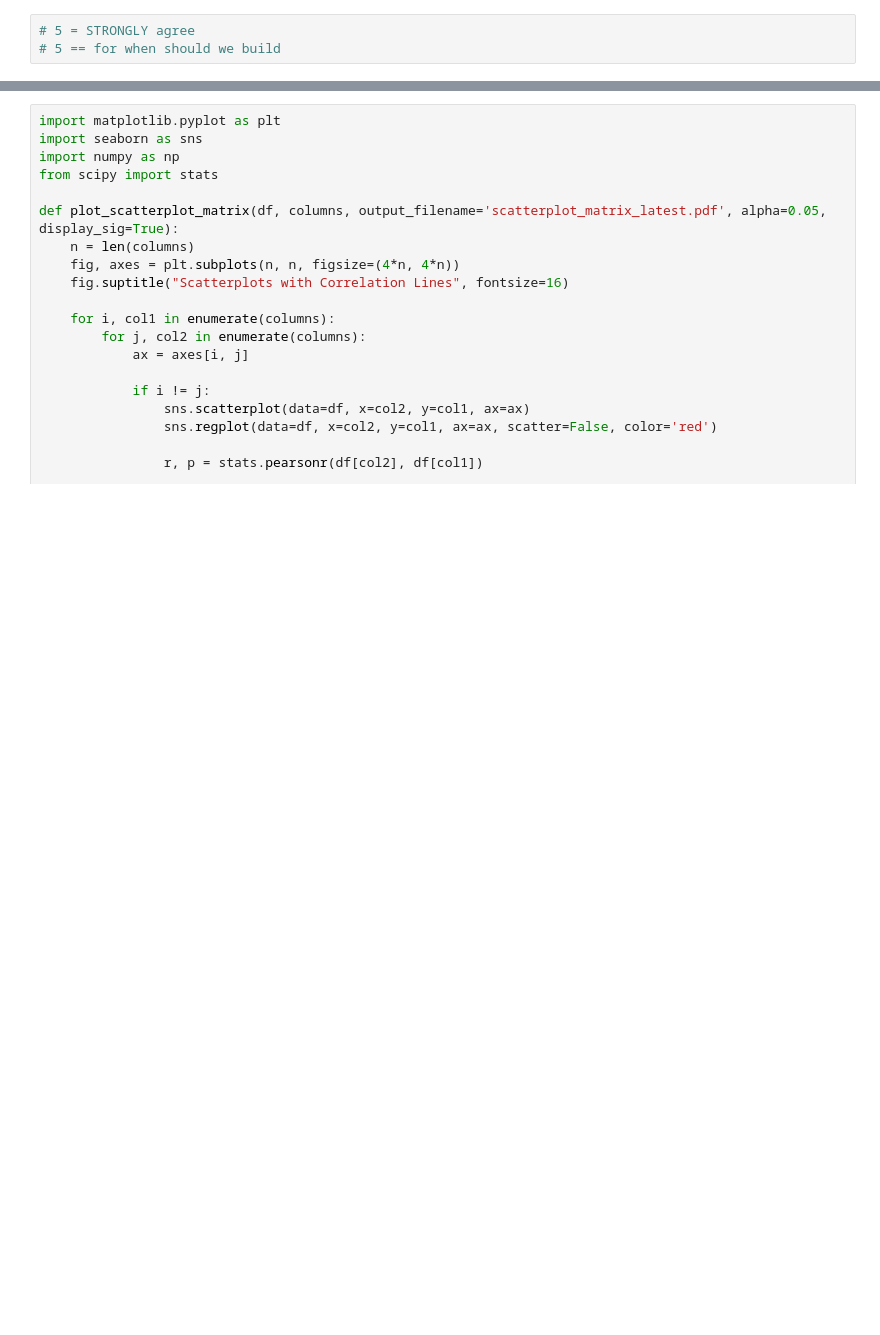
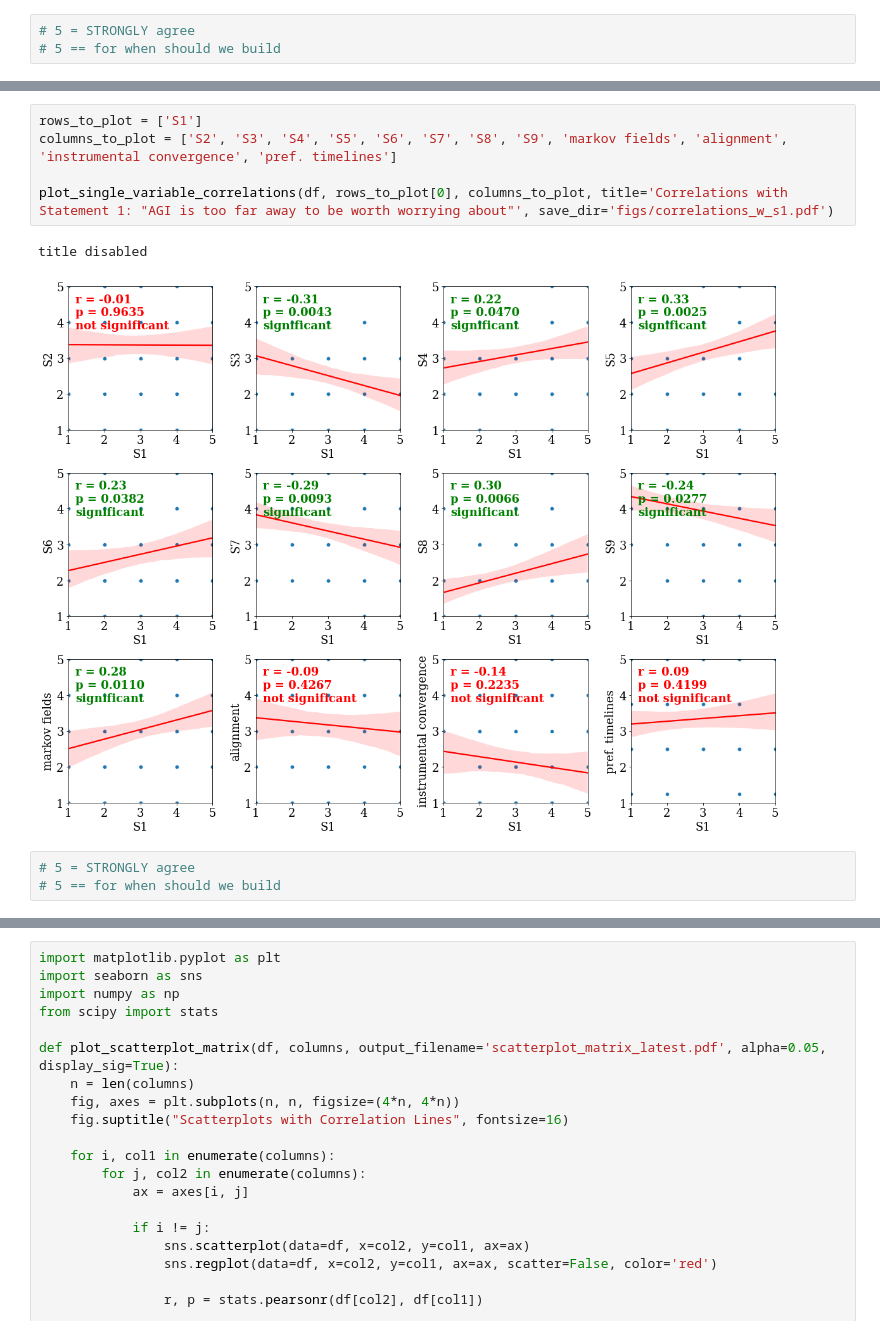
Before and after one commit to sevdeawesome/survey_figures, a Jupyter notebook: correlation_figs/figure_1.ipynb, the cells around one changed output, grey strips where cells are left out. Saved outputs shown, nothing was run; the diff lists cells and outputs as text; blank space fills up the shorter version.

```diff
--- a/correlation_figs/figure_1.ipynb
+++ b/correlation_figs/figure_1.ipynb
@@ -237,0 +302,11 @@ plot_scatterplot_matrix(df, columns_to_plot, display_sig=True)
+# %%
+rows_to_plot = ['S1']
+columns_to_plot = ['S2', 'S3', 'S4', 'S5', 'S6', 'S7', 'S8', 'S9', 'markov fields', 'alignment', 'instrumental convergence', 'pref. timelines']
+
+plot_single_variable_correlations(df, rows_to_plot[0], columns_to_plot, title='Correlations with Statement 1: "AGI is too far away to be worth worrying about"', save_dir='figs/correlations_w_s1.pdf')
+# %% [output]
+title disabled
+[figure, added]
+# %%
+# 5 = STRONGLY agree
+# 5 == for when should we build
```
Also changed, not shown: parts of 14 cells of this notebook, 4 other files.
